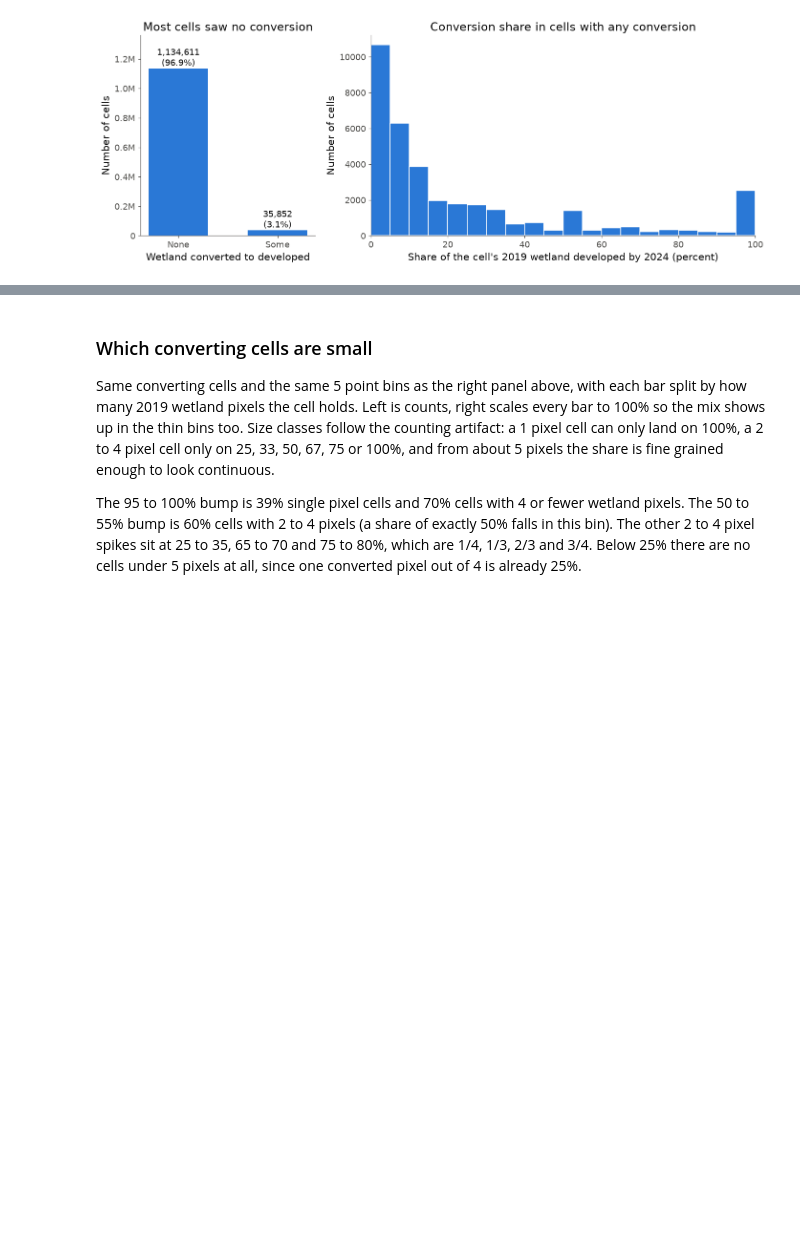
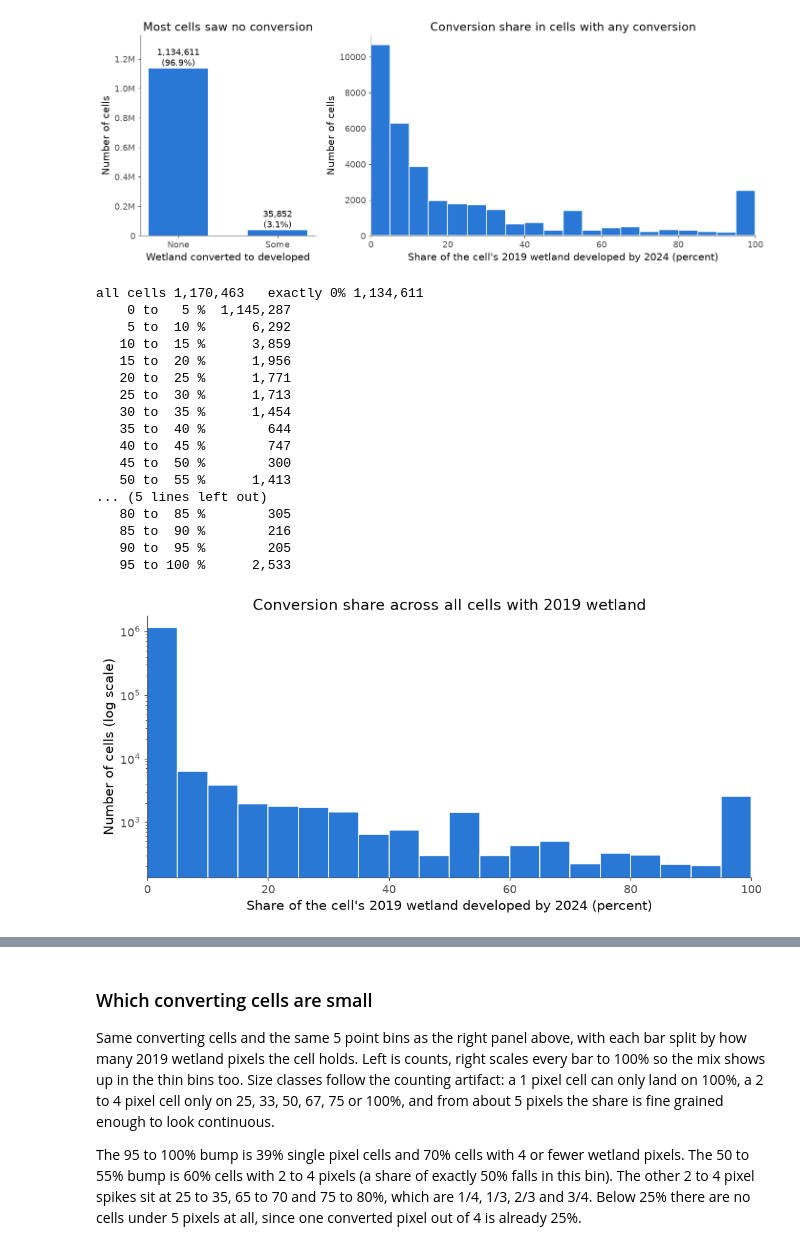
Before and after one commit to joshstallings/wetland_conversion, a Jupyter notebook: notebooks/cell_analysis.ipynb, the cells around one changed output, grey strips where cells are left out. Saved outputs shown, nothing was run; the diff lists cells and outputs as text; code cells hidden in the pictures; blank space fills up the shorter version.

```diff
--- a/notebooks/cell_analysis.ipynb
+++ b/notebooks/cell_analysis.ipynb
@@ -121,3 +126,40 @@ share of wetland converted, among converting cells
    90 to  95 %      205
    95 to 100 %    2,533
 [figure]
+# %%
+pct_all = 100 * target
+hist_all, _ = np.histogram(pct_all, bins=edges)
+print(f"all cells {target.size:,}   exactly 0% {(target == 0).sum():,}")
+for lo, hi, h in zip(edges[:-1], edges[1:], hist_all):
+    print(f"  {lo:>3.0f} to {hi:>3.0f} %  {h:>9,}")
+
+# Log scale because the 0 to 5 bin holds the 97% of cells with no conversion and would flatten the rest.
+fig, ax = plt.subplots(figsize=(10, 5))
+ax.bar(edges[:-1], hist_all, width=5, align="edge", color=BLUE, edgecolor="white", linewidth=1)
+ax.set_yscale("log")
+ax.set_xlim(0, 100)
+ax.set_xlabel("Share of the cell's 2019 wetland developed by 2024 (percent)")
+ax.set_ylabel("Number of cells (log scale)")
+ax.set_title("Conversion share across all cells with 2019 wetland")
+fig.tight_layout()
+save_fig(fig, "cell_target_distribution_all")
+plt.show()
+# %% [output]
+all cells 1,170,463   exactly 0% 1,134,611
+    0 to   5 %  1,145,287
+    5 to  10 %      6,292
+   10 to  15 %      3,859
+   15 to  20 %      1,956
+   20 to  25 %      1,771
+   25 to  30 %      1,713
+   30 to  35 %      1,454
+   35 to  40 %        644
+   40 to  45 %        747
+   45 to  50 %        300
+   50 to  55 %      1,413
+... (5 lines left out)
+   80 to  85 %        305
+   85 to  90 %        216
+   90 to  95 %        205
+   95 to 100 %      2,533
+[figure, added]
```
Also changed, not shown: parts of 10 cells of this notebook, 4 other files.
